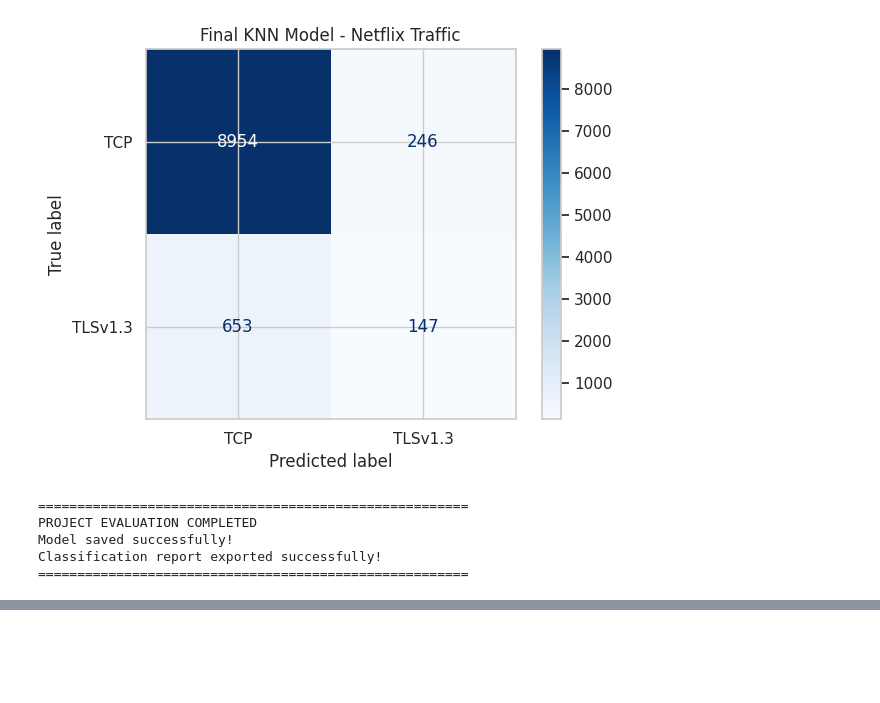
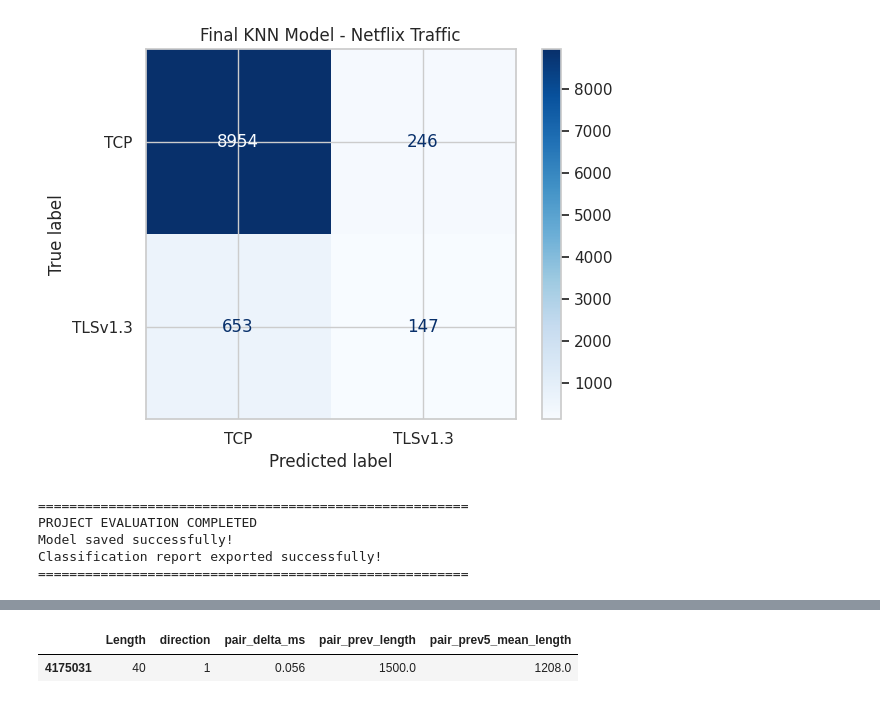
Before and after one commit to subhdeeep/Netflix-Network-Traffic-Classification, a Jupyter notebook: Machine_Learning.ipynb, the cells around one changed output, grey strips where cells are left out. Cells and saved outputs as stored; diff of their text form; code cells hidden in the pictures; blank space fills up the shorter version.

```diff
--- a/Machine_Learning.ipynb
+++ b/Machine_Learning.ipynb
@@ -1645,0 +1940,94 @@ Classification report exported successfully!
+# %%
+# ==========================================
+# STEP 28: PREDICT A NEW NETWORK PACKET
+# ==========================================
+
+!pip -q install imbalanced-learn
+
+import pandas as pd
+import joblib
+
+from sklearn.impute import SimpleImputer
+from sklearn.preprocessing import StandardScaler
+from sklearn.neighbors import KNeighborsClassifier
+from imblearn.pipeline import Pipeline
+from imblearn.over_sampling import RandomOverSampler
+
+# 1. Select features
+features = [
+    'Length',
+    'direction',
+    'pair_delta_ms',
+    'pair_prev_length',
+    'pair_prev5_mean_length'
+]
+
+# 2. Prepare chronological training/testing data
+split_index = int(len(model_df) * 0.80)
+
+train_df = model_df.iloc[:split_index]
+test_df = model_df.iloc[split_index:]
+
+train_sample = train_df.sample(
+    n=min(50000, len(train_df)),
+    random_state=42
+)
+
+test_sample = test_df.sample(
+    n=min(10000, len(test_df)),
+    random_state=42
+)
+
+X_train = train_sample[features]
+y_train = train_sample['Protocol'].astype(str)
+
+X_test = test_sample[features]
+y_test = test_sample['Protocol'].astype(str)
+
+# 3. Train final KNN model
+best_model = Pipeline([
+    ('imputer', SimpleImputer(strategy='median')),
+    ('scaler', StandardScaler()),
+    ('sampler', RandomOverSampler(random_state=42)),
+    ('knn', KNeighborsClassifier(
+        n_neighbors=7,
+        weights='distance',
+        n_jobs=-1
+    ))
+])
+
+best_model.fit(X_train, y_train)
+
+# 4. Select one unseen packet
+new_packet = X_test.iloc[[0]].copy()
+
+# 5. Predict protocol
+prediction = best_model.predict(new_packet)
+
+actual = y_test.iloc[0]
+
+# 6. Display result
+print("=" * 45)
+print("       NEW PACKET PREDICTION")
+print("=" * 45)
+
+print("\nPacket Information:")
+display(new_packet)
+
+print("Predicted Protocol :", prediction[0])
+print("Actual Protocol    :", actual)
+
+print("Prediction Status :",
+      "Correct" if prediction[0] == actual
+      else "Incorrect")
+
+print("=" * 45)
+
+# 7. Save model
+joblib.dump(
+    best_model,
+    '/content/Netflix_Final_KNN_Model.pkl'
+)
+
+print("Final KNN model saved successfully!")
+# %% [output]
@@ -1645,0 +2039,2 @@ Classification report exported successfully!
+|  | Length | direction | pair_delta_ms | pair_prev_length | pair_prev5_mean_length |
+| 4175031 | 40 | 1 | 0.056 | 1500.0 | 1208.0 |
```
Also changed, not shown: parts of 8 cells of this notebook.
